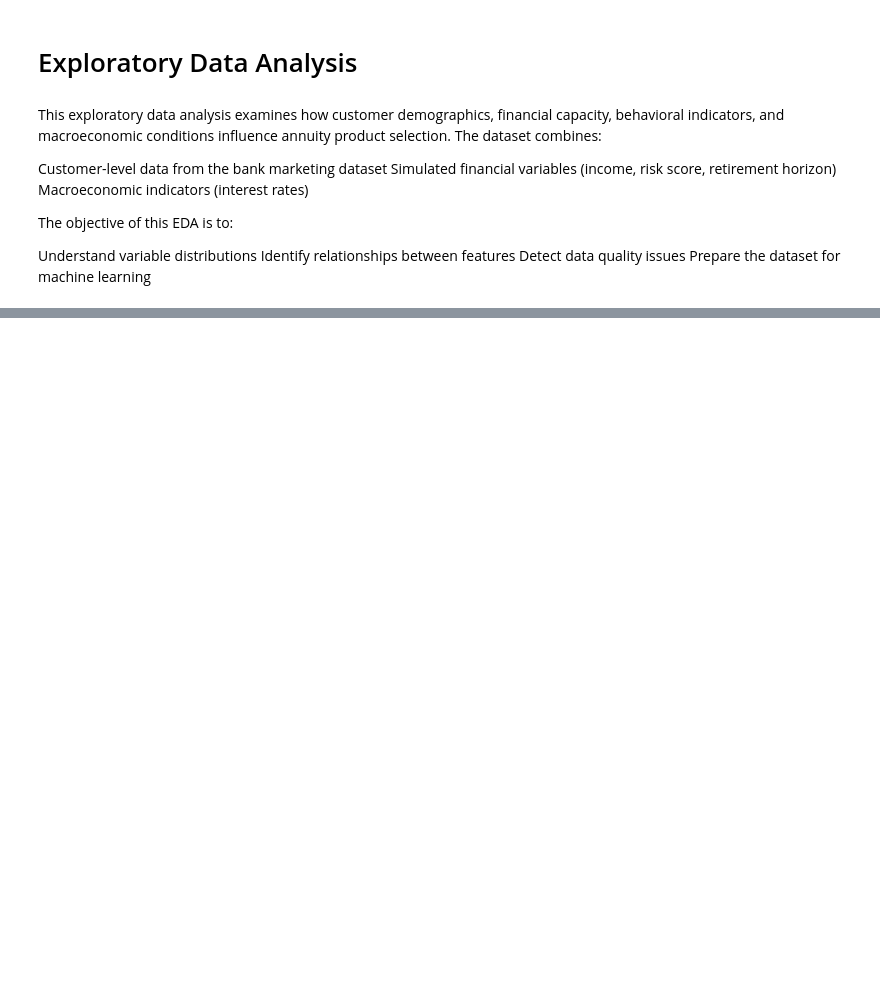
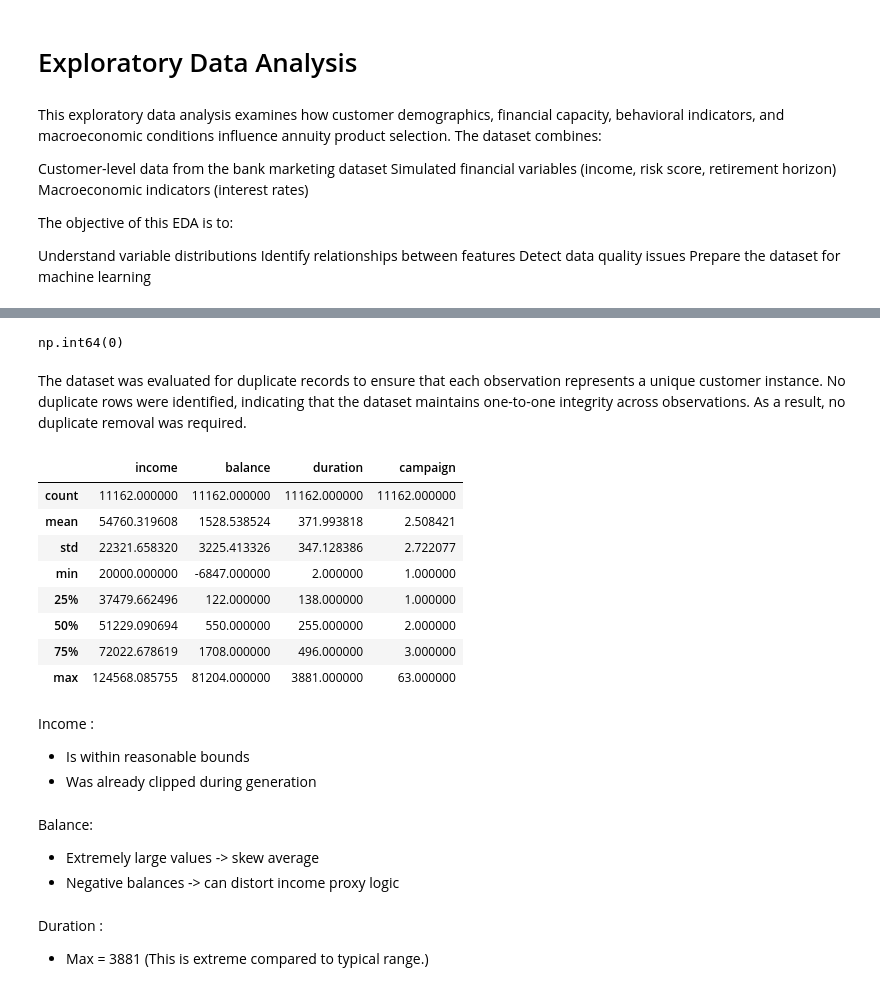
Before and after one commit to IT4063C-Spring26/final-project-slaibne, a Jupyter notebook: source.ipynb, the cells around one changed output, grey strips where cells are left out. Cells and saved outputs as stored; diff of their text form; code cells hidden in the pictures; blank space fills up the shorter version.

```diff
--- a/source.ipynb
+++ b/source.ipynb
@@ -528,0 +611,26 @@ This visualization evalurates whether the engineered risk score meaningfully inf
+# %%
+base.duplicated().sum()
+# %% [output]
+np.int64(0)
+# %% [markdown]
+The dataset was evaluated for duplicate records to ensure that each observation represents a unique customer instance. No duplicate rows were identified, indicating that the dataset maintains one-to-one integrity across observations. As a result, no duplicate removal was required.
+# %%
+base[["income", "balance", "duration", "campaign"]].describe()
+# %% [output]
+|  | income | balance | duration | campaign |
+| count | 11162.000000 | 11162.000000 | 11162.000000 | 11162.000000 |
+| mean | 54760.319608 | 1528.538524 | 371.993818 | 2.508421 |
+| std | 22321.658320 | 3225.413326 | 347.128386 | 2.722077 |
+| min | 20000.000000 | -6847.000000 | 2.000000 | 1.000000 |
+| 25% | 37479.662496 | 122.000000 | 138.000000 | 1.000000 |
+| 50% | 51229.090694 | 550.000000 | 255.000000 | 2.000000 |
+| 75% | 72022.678619 | 1708.000000 | 496.000000 | 3.000000 |
+| max | 124568.085755 | 81204.000000 | 3881.000000 | 63.000000 |
+# %% [markdown]
+Income :
+- Is within reasonable bounds
+- Was already clipped during generation
+# %% [markdown]
+Balance:
+- Extremely large values -> skew average
+- Negative balances -> can distort income proxy logic
@@ -528,0 +639,3 @@ This visualization evalurates whether the engineered risk score meaningfully inf
+# %% [markdown]
+Duration :
+- Max = 3881 (This is extreme compared to typical range.)
```
Also changed, not shown: parts of 57 cells of this notebook, 1 other file.
